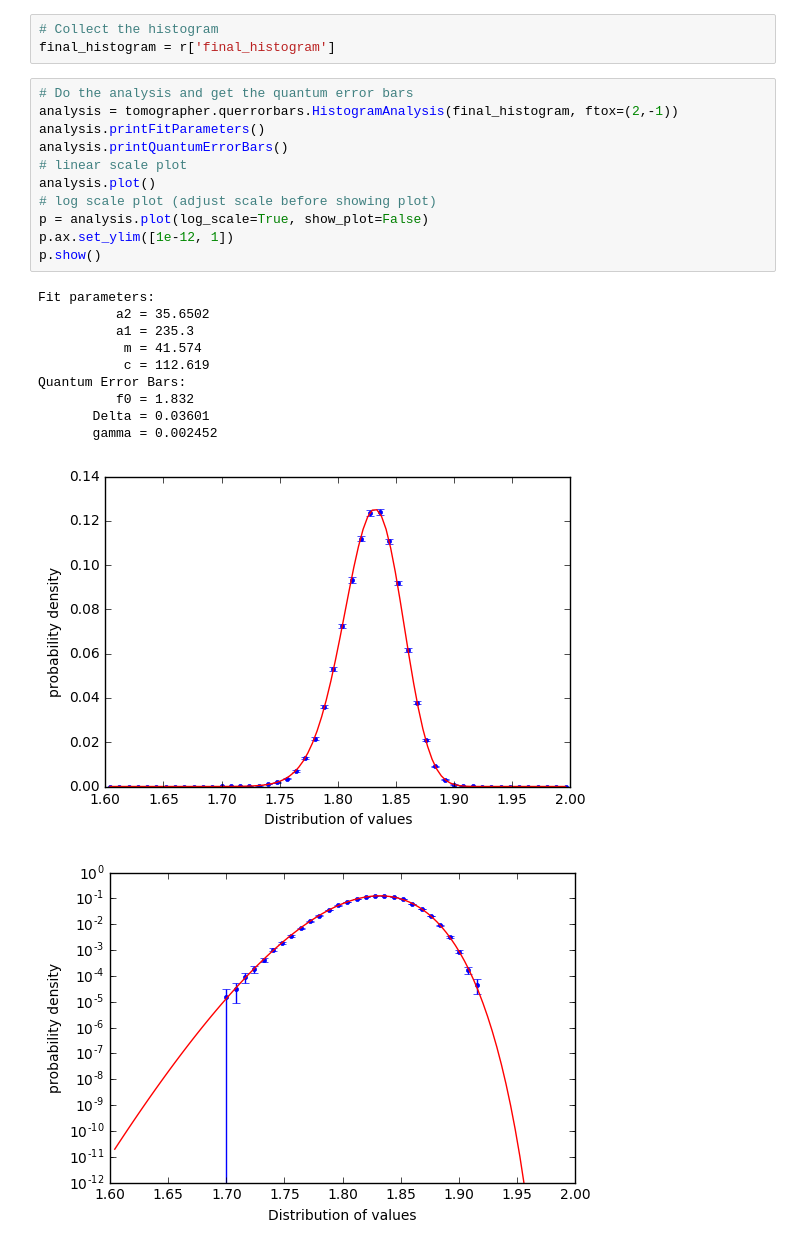
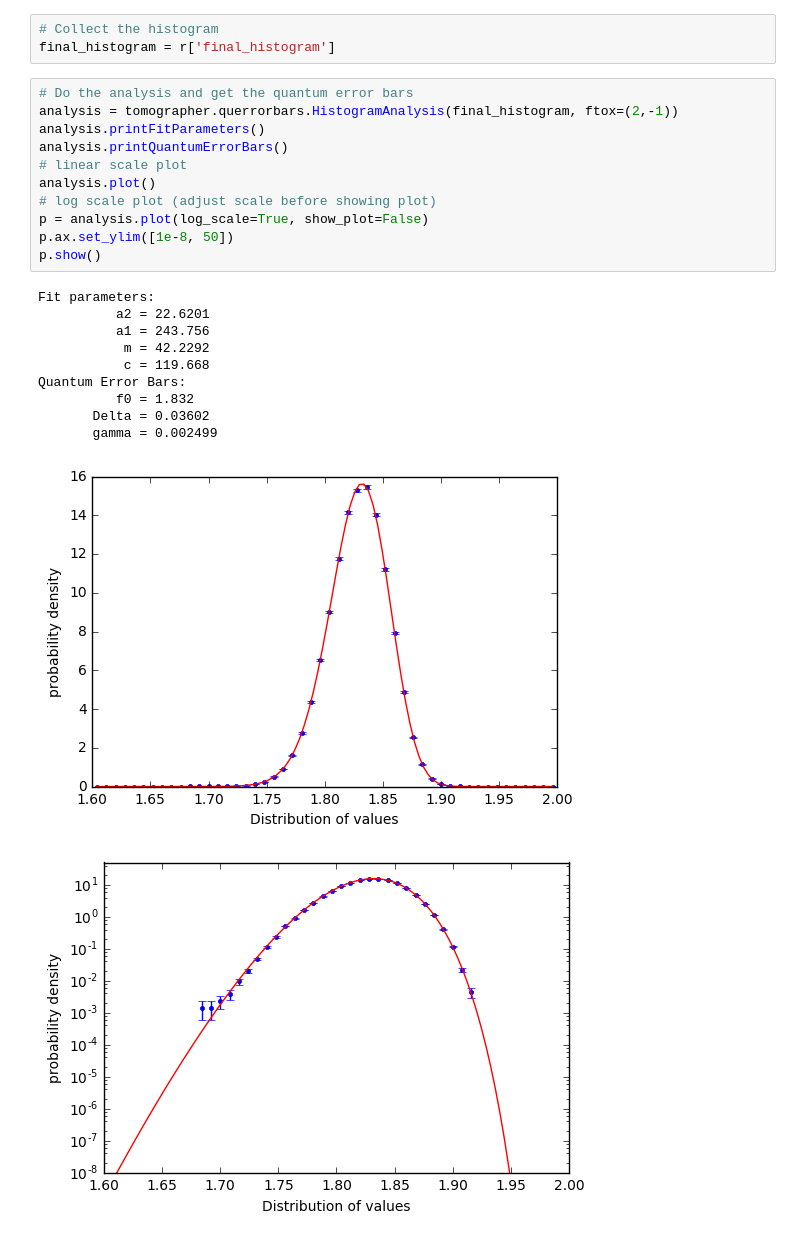
Before and after one commit to Tomographer/tomographer, a Jupyter notebook: examples/two-qubits-Bell/py/jupyternotebook.ipynb, the cells around one changed output. Drawn from its saved outputs; the diff is of its cells as text.

Commit message:
querrorbars -> use normalized histogram

```diff
--- a/examples/two-qubits-Bell/py/jupyternotebook.ipynb
+++ b/examples/two-qubits-Bell/py/jupyternotebook.ipynb
@@ -112,23 +112,23 @@ final_histogram = r['final_histogram']
 # %%
 # Do the analysis and get the quantum error bars
 analysis = tomographer.querrorbars.HistogramAnalysis(final_histogram, ftox=(2,-1))
 analysis.printFitParameters()
 analysis.printQuantumErrorBars()
 # linear scale plot
 analysis.plot()
 # log scale plot (adjust scale before showing plot)
 p = analysis.plot(log_scale=True, show_plot=False)
-p.ax.set_ylim([1e-12, 1])
+p.ax.set_ylim([1e-8, 50])
 p.show()
 # %% [output]
 Fit parameters:
-          a2 = 35.6502
-          a1 = 235.3
-           m = 41.574
-           c = 112.619
+          a2 = 22.6201
+          a1 = 243.756
+           m = 42.2292
+           c = 119.668
 Quantum Error Bars:
           f0 = 1.832
-       Delta = 0.03601
-       gamma = 0.002452
+       Delta = 0.03602
+       gamma = 0.002499
-[figure, old version]
+[figure, new version]
-[figure, old version]
+[figure, new version]
```
Also changed, not shown: 2 other files.
